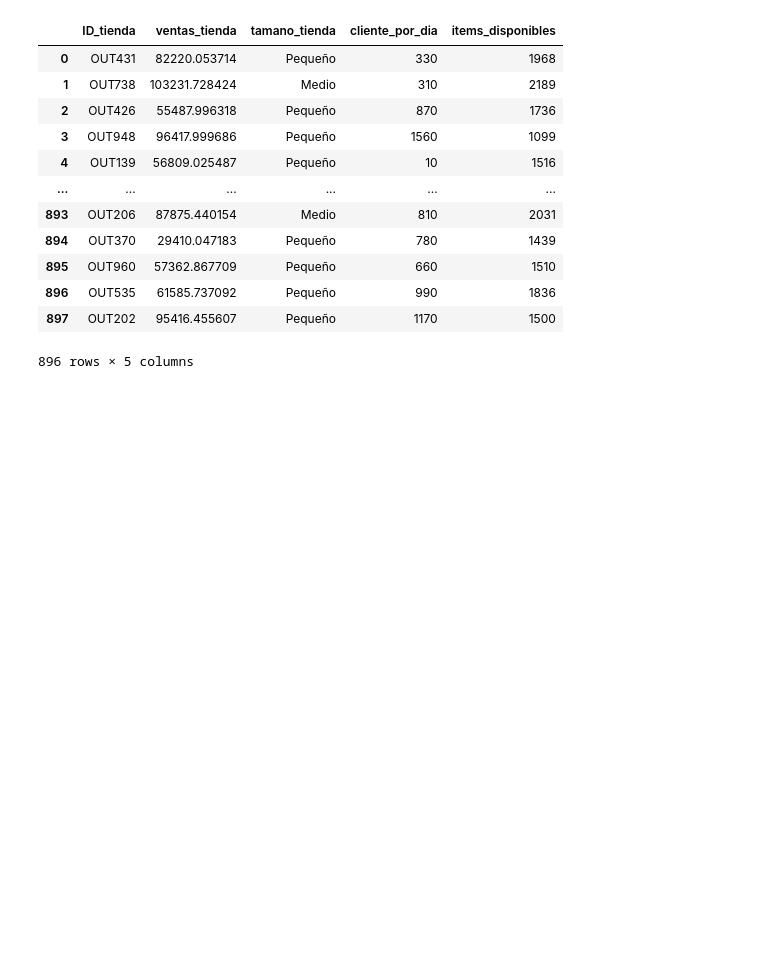
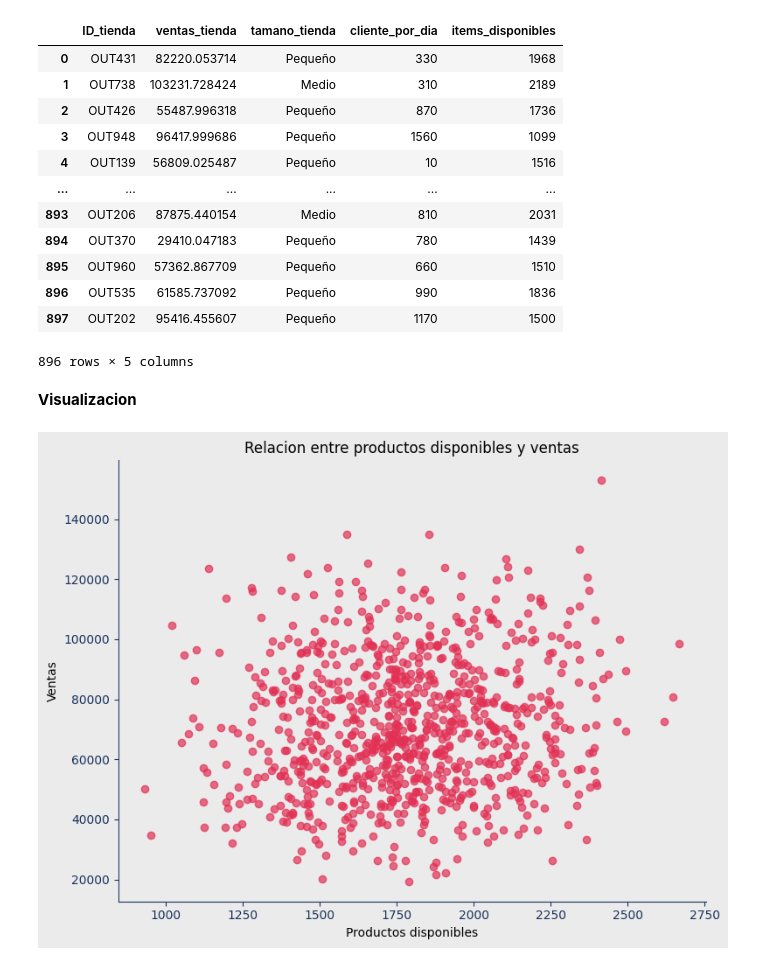
Before and after one commit to Mjdiazri/Code7Days, a Jupyter notebook: Ejercicio_promt_python_dataScience.ipynb, the cells around one changed output. Saved outputs shown, nothing was run; the diff lists cells and outputs as text; code cells hidden in the pictures; blank space fills up the shorter version.

```diff
--- a/Ejercicio_promt_python_dataScience.ipynb
+++ b/Ejercicio_promt_python_dataScience.ipynb
@@ -428,3 +428,5 @@ uf_union
 | 896 | OUT535 | 61585.737092 | Pequeño | 990 | 1836 |
 | 897 | OUT202 | 95416.455607 | Pequeño | 1170 | 1500 |
 896 rows × 5 columns
+# %% [markdown]
+**Visualizacion**
@@ -430,0 +437,30 @@ uf_union
+# %%
+#Crear grafico de dispersion entre variedad de productos (productos disponibles) y las ventas (ventas_tienda)
+
+#Crear figura y eje
+fig, ax = plt.subplots(figsize=(8, 6))
+fig.set_facecolor('#ebebeb')
+ax.set_facecolor('#ebebeb')
+
+#Graficar el grafico
+ax.scatter(uf_union['items_disponibles'], uf_union['ventas_tienda'], color='#e23155', alpha=0.7)
+
+# Otras Configuraciones adicionales
+ax.set_xlabel('Productos disponibles')
+ax.set_ylabel('Ventas')
+ax.set_title('Relacion entre productos disponibles y ventas')
+#Se esconde borde superior y derecho
+ax.spines['top'].set_visible(False)
+ax.spines['right'].set_visible(False)
+#Formato borde izquierdo e inferior
+ax.spines['bottom'].set_color("#19325c")  # Color del eje X
+ax.spines['left'].set_color("#19325c")
+#Cambio formato de las marcas del eje x y y
+ax.tick_params(axis='x', colors="#19325c")
+ax.tick_params(axis='y', colors="#19325c")
+
+#Evitar superposiciones
+plt.tight_layout()
+plt.show()
+# %% [output]
+[figure, added]
```
Also changed, not shown: parts of 1 cell of this notebook.
